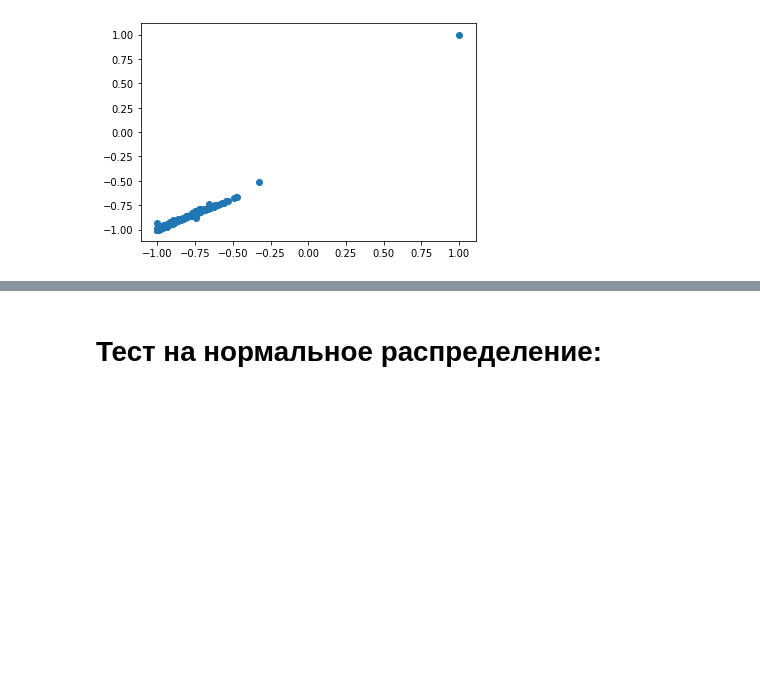
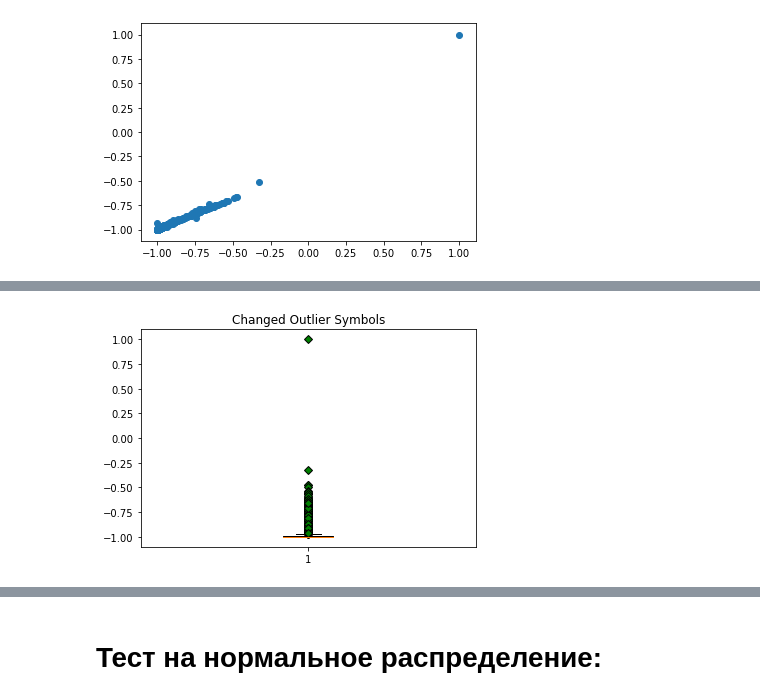
Before and after one commit to yustinaivanova/netology_statistics_february_20, a Jupyter notebook: lecture_4.ipynb, the cells around one changed output, grey strips where cells are left out. Cells and saved outputs as stored; diff of their text form; code cells hidden in the pictures; blank space fills up the shorter version.

```diff
--- a/lecture_4.ipynb
+++ b/lecture_4.ipynb
@@ -175,0 +176,8 @@ pearsonr(df_norm['Sum_of_Luminosity'], df_norm['Pixels_Areas'])
+# %%
+green_diamond = dict(markerfacecolor='g', marker='D')
+fig3, ax3 = plt.subplots()
+ax3.set_title('Changed Outlier Symbols')
+ax3.boxplot(df_norm['Sum_of_Luminosity'], flierprops=green_diamond)
+plt.show()
+# %% [output]
+[figure, added]
```
Also changed, not shown: parts of 20 cells of this notebook, 1 other file.
